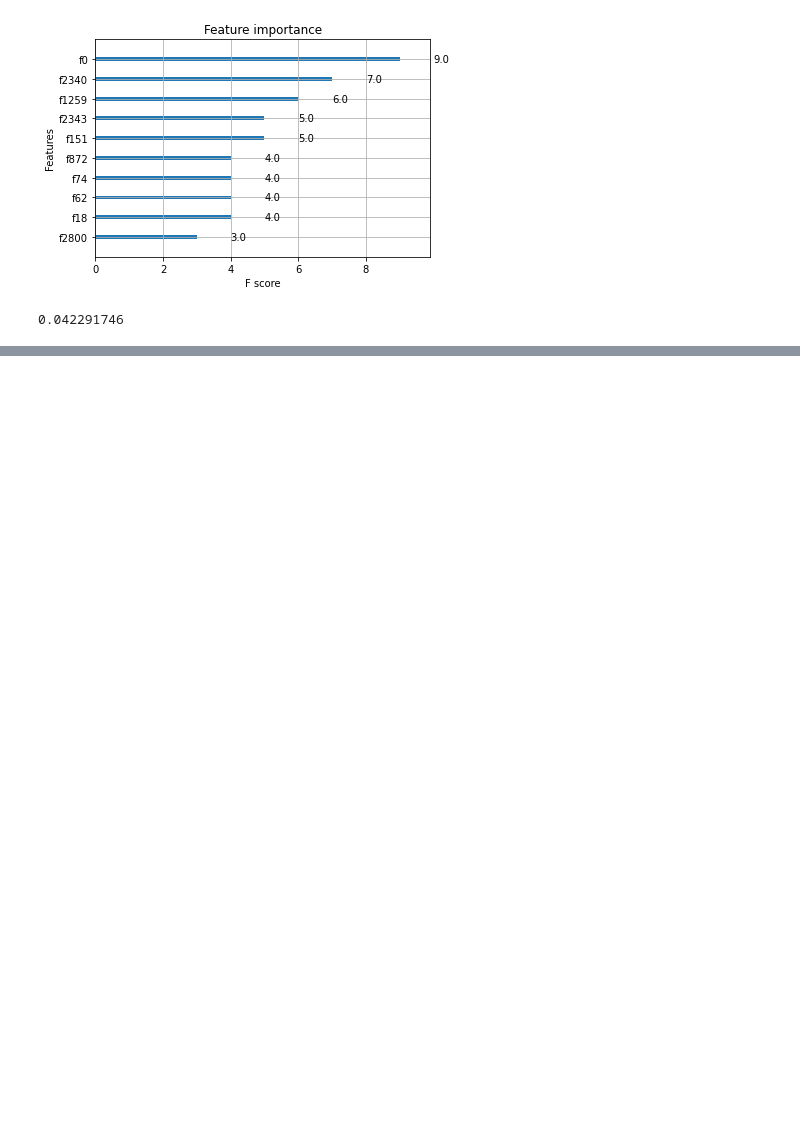
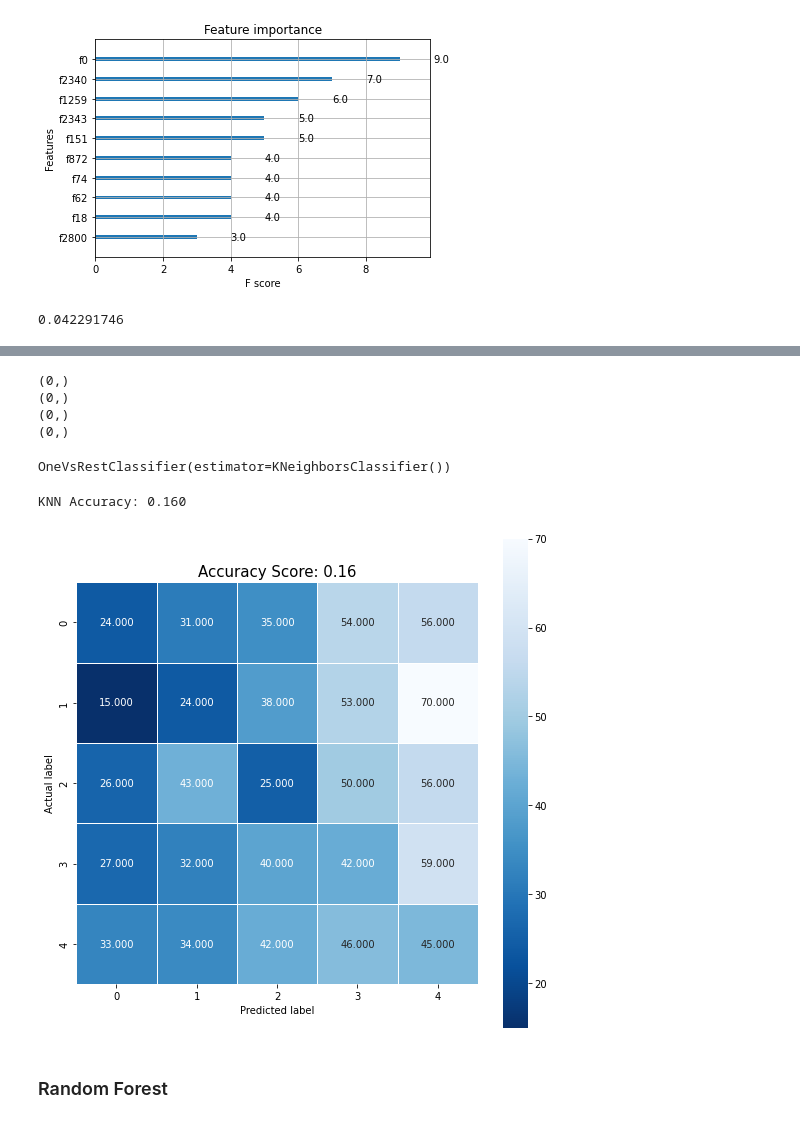
Before and after one commit to nedeljkovicmajaa/LMU_neuroscience, a Jupyter notebook: code/knn_rf.ipynb, the cells around one changed output, grey strips where cells are left out. Drawn from its saved outputs; the diff is of its cells as text; code cells hidden in the pictures; blank space fills up the shorter version.

```diff
--- a/code/knn_rf.ipynb
+++ b/code/knn_rf.ipynb
@@ -689,0 +950,22 @@ max(x)
+# %%
+X_tr = []
+for i in X_train:
+    temp = []
+    for j in i:
+        for k in j:
+            if(isnan(k)):
+                k = 0
+            temp.append(k)
+    X_tr.append(temp)
+X_train = np.array(X_tr, dtype=object)
+
+X_ts = []
+for i in X_test:
+    temp = []
+    for j in i:
+        for k in j:
+            if(isnan(k)):
+                k = 0
+            temp.append(k)
+    X_ts.append(temp)
+X_test = np.array(X_ts, dtype=object)
@@ -689,0 +976,39 @@ max(x)
+# %%
+X_train = np.array(X_train)
+X_test = np.array(X_test)
+y_train = np.array(y_train)
+y_test = np.array(y_test)
+# %%
+print(X_train.shape)
+print(y_train.shape)
+print(X_test.shape)
+print(y_test.shape)
+# %% [output]
+(0,)
+(0,)
+(0,)
+(0,)
+# %%
+knn = OneVsRestClassifier(KNeighborsClassifier())
+knn.fit(X_train,y_train)
+# %% [output]
+OneVsRestClassifier(estimator=KNeighborsClassifier())
+# %%
+predictions = knn.predict(X_test)
+# %%
+print('KNN Accuracy: %.3f' % accuracy_score(y_test,predictions))
+# %% [output]
+KNN Accuracy: 0.160
+# %%
+cm = confusion_matrix(y_test,predictions)
+plt.figure(figsize=(9,9))
+sns.heatmap(cm,annot=True, fmt='.3f', linewidths=.5, square=True,cmap='Blues_r')
+plt.ylabel('Actual label')
+plt.xlabel('Predicted label')
+all_sample_title = 'Accuracy Score: {0}'.format(accuracy_score(y_test,predictions))
+plt.title(all_sample_title,size=15)
+knn_acc = accuracy_score(y_test,predictions)
+# %% [output]
+[figure, added]
+# %% [markdown]
+### Random Forest
```
Also changed, not shown: parts of 22 cells of this notebook, 1 other file.
